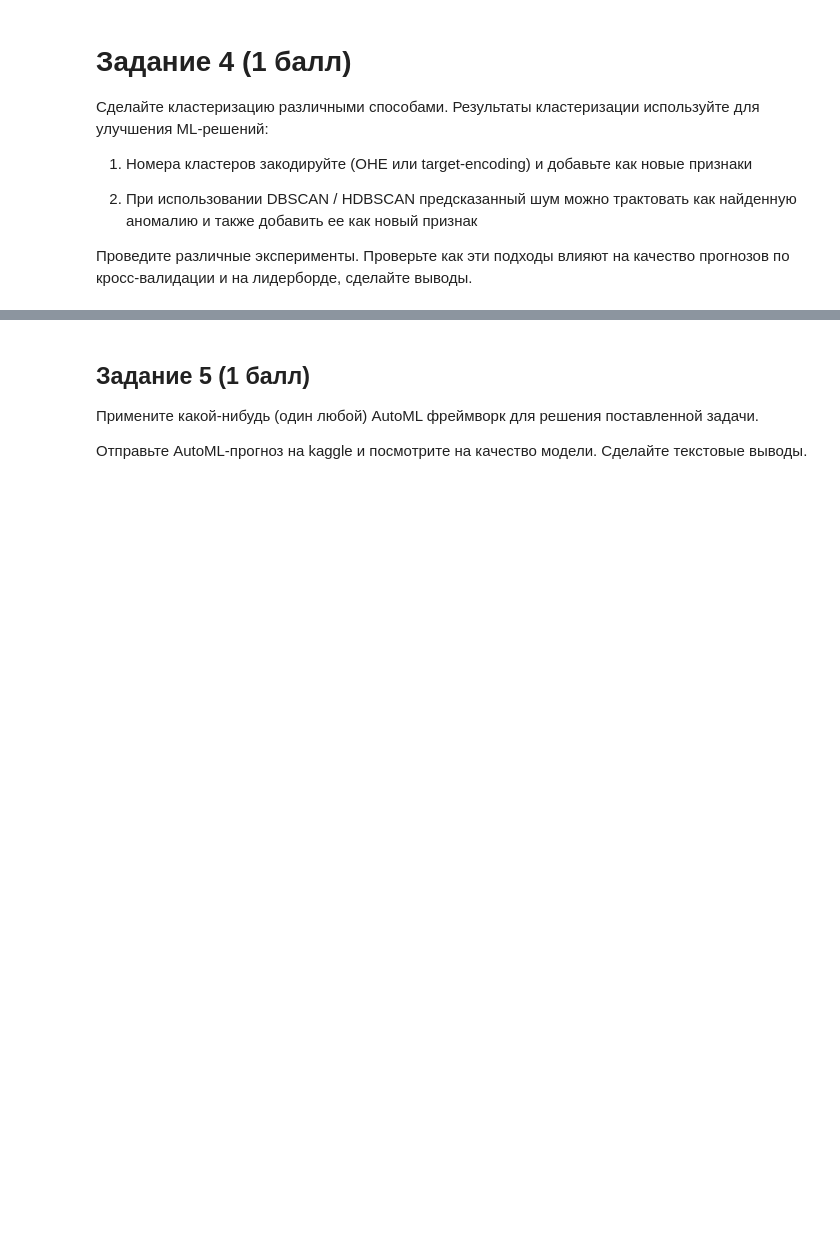
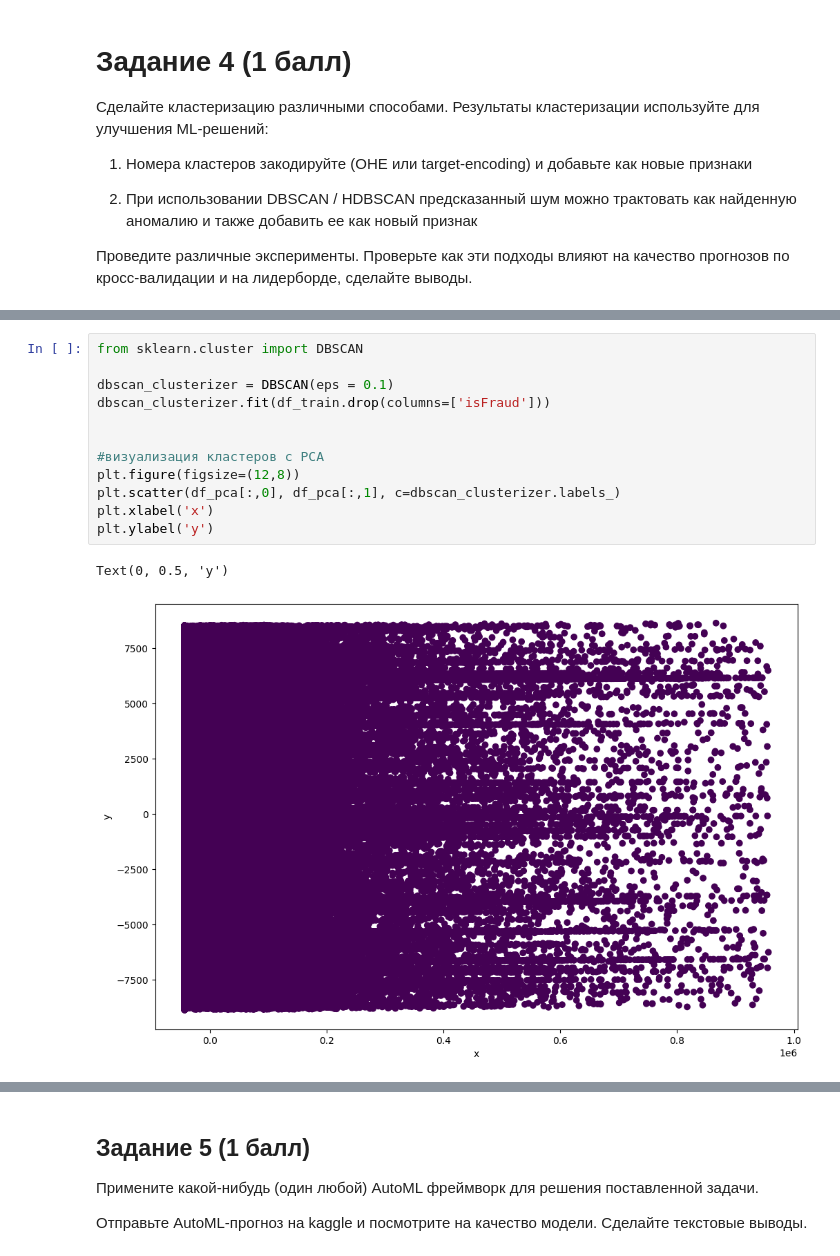
Before and after one commit to InnaBoby/ML_HSE, a Jupyter notebook: HW_7/ML_AI24_HT7.ipynb, the cells around one changed output, grey strips where cells are left out. Saved outputs shown, nothing was run; the diff lists cells and outputs as text; blank space fills up the shorter version.

```diff
--- a/HW_7/ML_AI24_HT7.ipynb
+++ b/HW_7/ML_AI24_HT7.ipynb
@@ -1221 +772,16 @@ kmeans_clusterizer.fit(X)
+# %%
+from sklearn.cluster import DBSCAN
+
+dbscan_clusterizer = DBSCAN(eps = 0.1)
+dbscan_clusterizer.fit(df_train.drop(columns=['isFraud']))
+
+
+#визуализация кластеров c PCA
+plt.figure(figsize=(12,8))
+plt.scatter(df_pca[:,0], df_pca[:,1], c=dbscan_clusterizer.labels_)
+plt.xlabel('x')
+plt.ylabel('y')
+# %% [output]
+Text(0, 0.5, 'y')
+[figure, added]
 # %%
```
Also changed, not shown: parts of 62 cells of this notebook.
